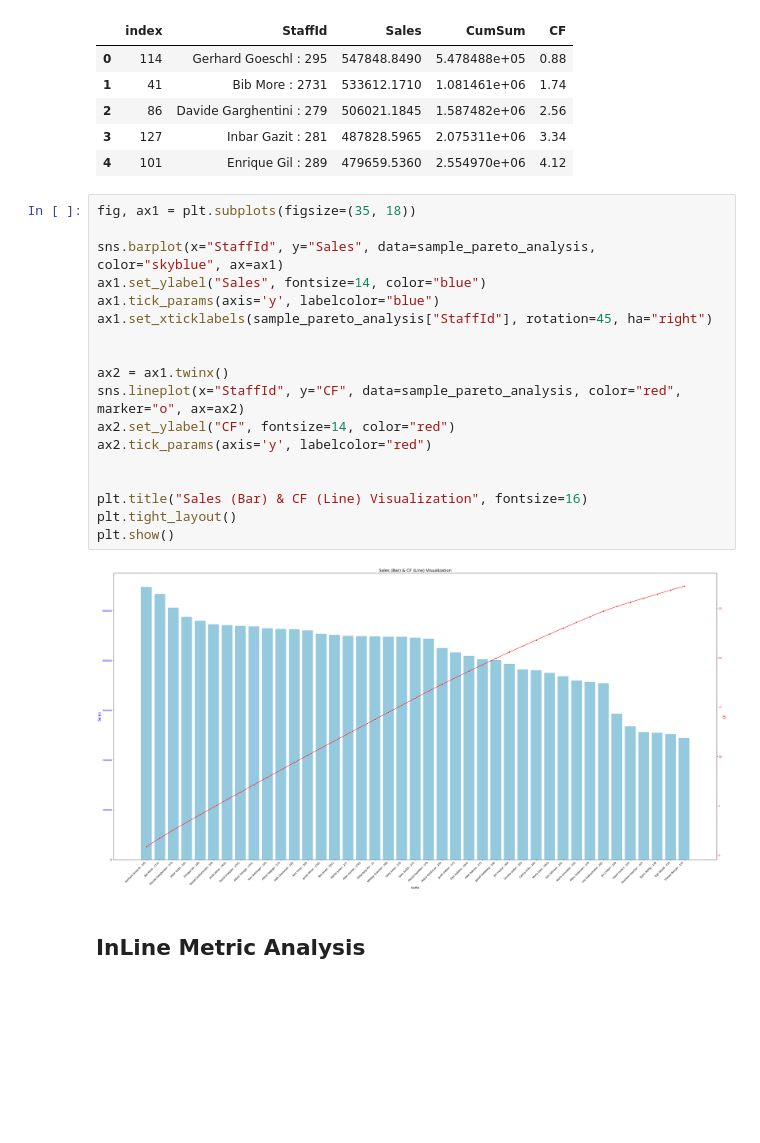
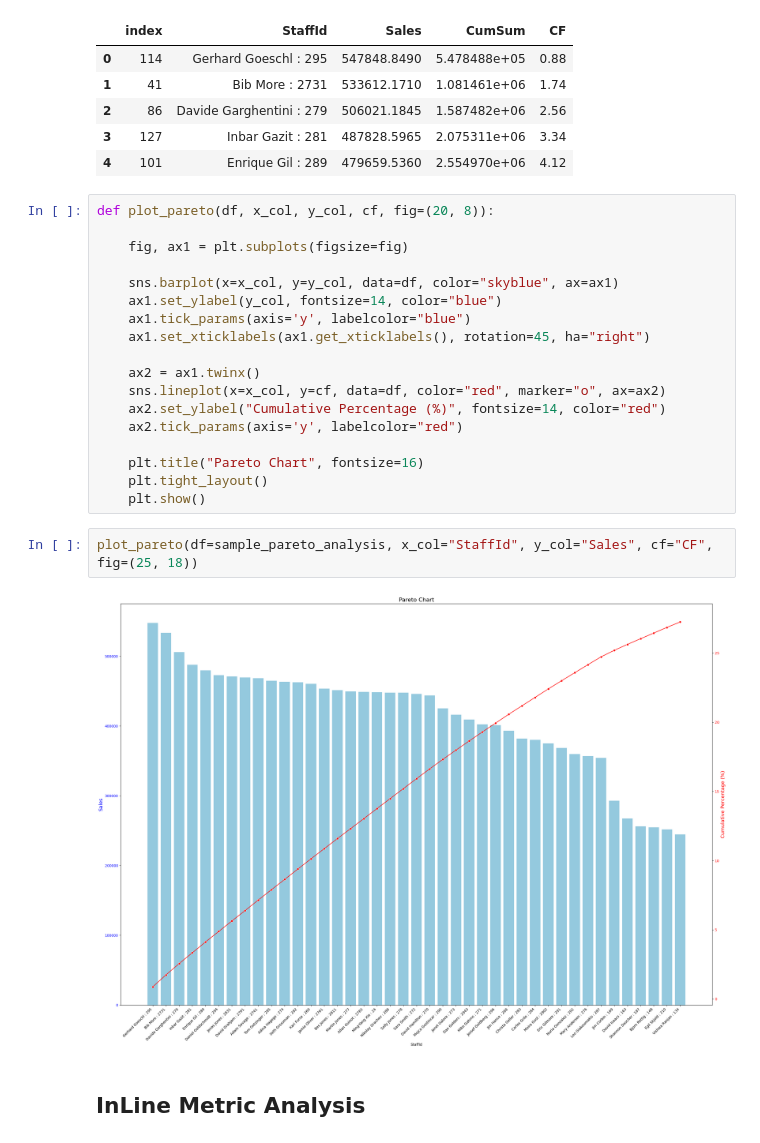
Before and after one commit to baxt1or/Qlik-Sense-Udemy-Tutorial-with-Python-and-SQL, a Jupyter notebook: Section 7: Payroll Analytics and Pareto Analysis/main.ipynb, the cells around one changed output. Saved outputs shown, nothing was run; the diff lists cells and outputs as text; blank space fills up the shorter version.

Commit message:
Analysis

```diff
--- a/Section 7: Payroll Analytics and Pareto Analysis/main.ipynb
+++ b/Section 7: Payroll Analytics and Pareto Analysis/main.ipynb
@@ -194,25 +194,27 @@ sample_pareto_analysis.head()
 | 3 | 127 | Inbar Gazit : 281 | 487828.5965 | 2.075311e+06 | 3.34 |
 | 4 | 101 | Enrique Gil : 289 | 479659.5360 | 2.554970e+06 | 4.12 |
 # %%
-fig, ax1 = plt.subplots(figsize=(35, 18))
+def plot_pareto(df, x_col, y_col, cf, fig=(20, 8)):
 
-sns.barplot(x="StaffId", y="Sales", data=sample_pareto_analysis, color="skyblue", ax=ax1)
-ax1.set_ylabel("Sales", fontsize=14, color="blue")
-ax1.tick_params(axis='y', labelcolor="blue")
-ax1.set_xticklabels(sample_pareto_analysis["StaffId"], rotation=45, ha="right")
+    fig, ax1 = plt.subplots(figsize=fig)
 
+    sns.barplot(x=x_col, y=y_col, data=df, color="skyblue", ax=ax1)
+    ax1.set_ylabel(y_col, fontsize=14, color="blue")
+    ax1.tick_params(axis='y', labelcolor="blue")
+    ax1.set_xticklabels(ax1.get_xticklabels(), rotation=45, ha="right")
 
-ax2 = ax1.twinx()
-sns.lineplot(x="StaffId", y="CF", data=sample_pareto_analysis, color="red", marker="o", ax=ax2)
-ax2.set_ylabel("CF", fontsize=14, color="red")
-ax2.tick_params(axis='y', labelcolor="red")
+    ax2 = ax1.twinx()
+    sns.lineplot(x=x_col, y=cf, data=df, color="red", marker="o", ax=ax2)
+    ax2.set_ylabel("Cumulative Percentage (%)", fontsize=14, color="red")
+    ax2.tick_params(axis='y', labelcolor="red")
 
-
-plt.title("Sales (Bar) & CF (Line) Visualization", fontsize=16)
-plt.tight_layout()
-plt.show()
+    plt.title("Pareto Chart", fontsize=16)
+    plt.tight_layout()
+    plt.show()
-# %% [output]
-[figure, removed]
+# %%
+plot_pareto(df=sample_pareto_analysis, x_col="StaffId", y_col="Sales", cf="CF", fig=(25, 18))
+# %% [output]
+[figure, added]
 # %% [markdown]
 ## InLine Metric Analysis
 # %%
```
Also changed, not shown: parts of 5 cells of this notebook.
